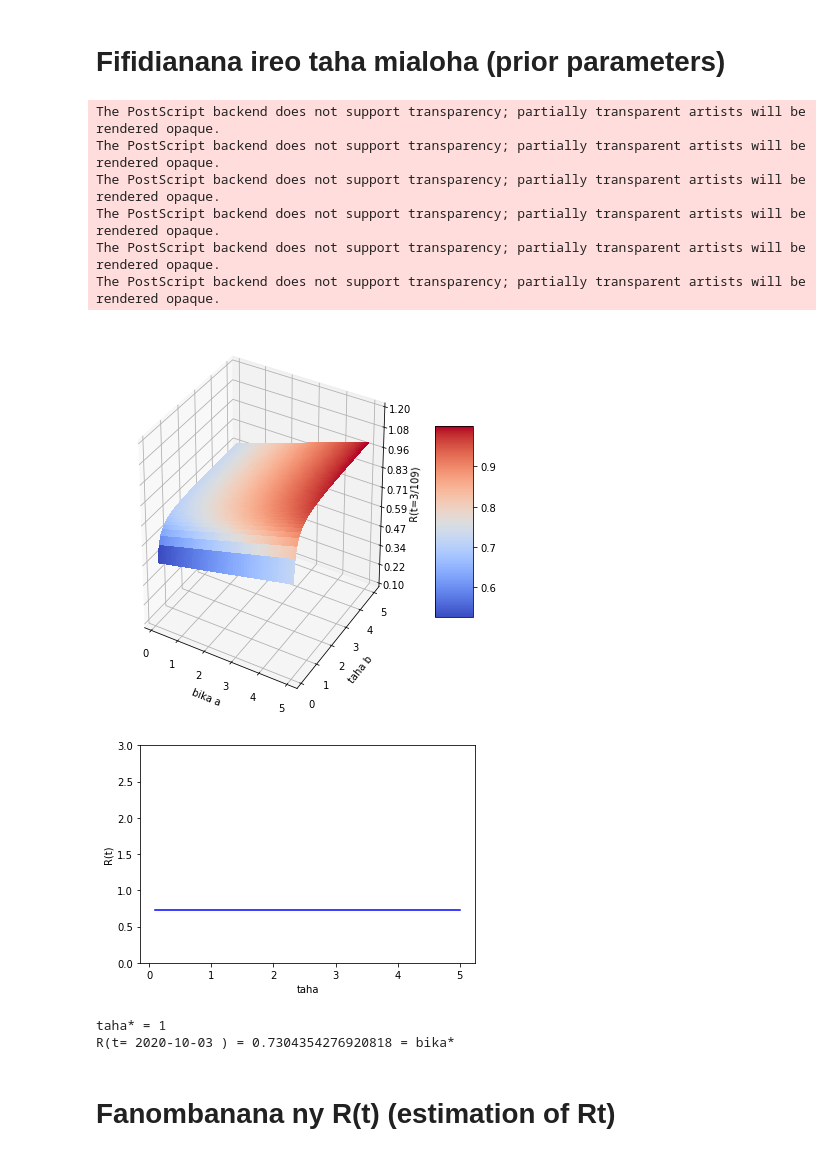
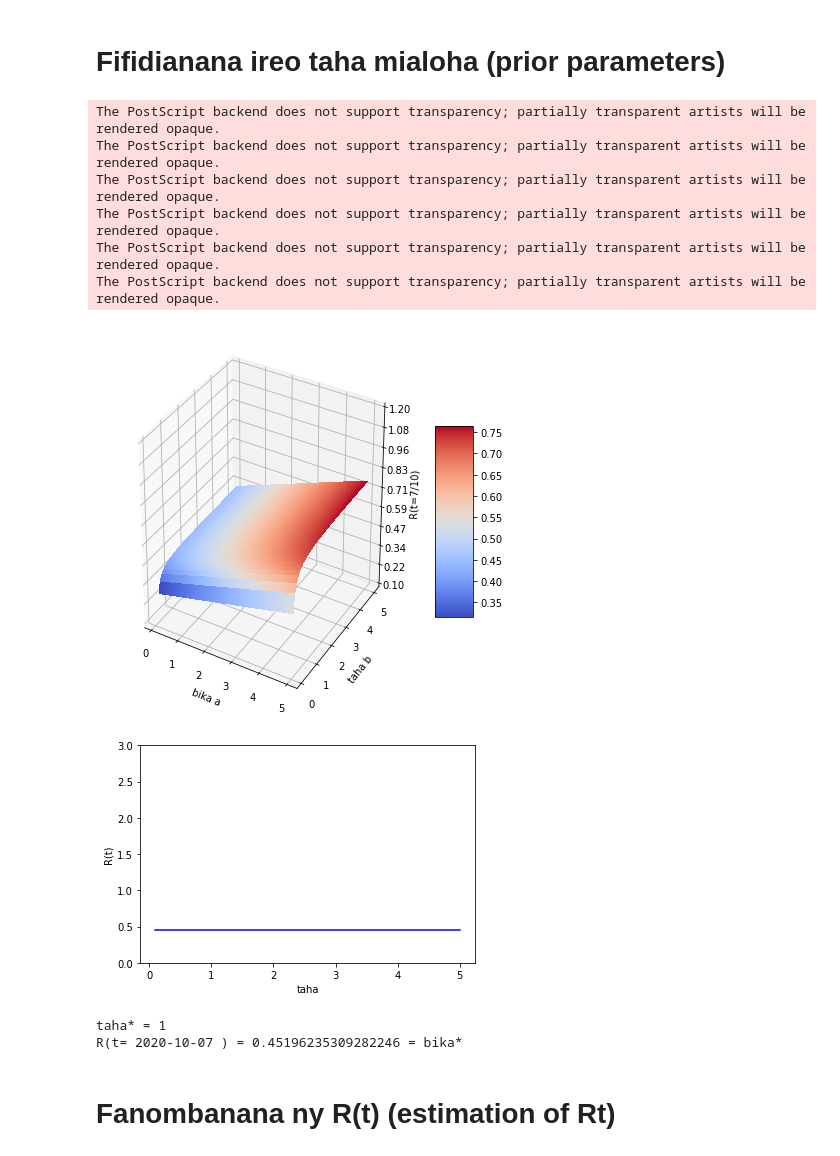
Before and after one commit to tabilaocov/ady_cov, a Jupyter notebook: scr/modely_RP/R_diana.ipynb, the cells around one changed output. Cells and saved outputs as stored; diff of their text form; code cells hidden in the pictures.

```diff
--- a/scr/modely_RP/R_diana.ipynb
+++ b/scr/modely_RP/R_diana.ipynb
@@ -156,8 +156,8 @@ Ivaodian = tilyvoadian['Voatomb']
 
 dIvao = pd.DataFrame(data =Ivaodian)
 
-daty_data_manom = datetime.date(2020,9,3)
-daty_data_mifar = datetime.date(2020,10,3)
+daty_data_manom = datetime.date(2020,9,7)
+daty_data_mifar = datetime.date(2020,10,7)
 
 datyt = daty_data_mifar
 
@@ -276,36 +276,36 @@ ax = fig.gca(projection='3d')
 # Make data.
 X = np.linspace(0.1,5,100)
 Y = np.linspace(0.1,5,100)
 X, Y = np.meshgrid(X, Y)
 Z = func_sh(datyab)(X)*func_sc(datyab)(Y)
 W = X*Y
 # Plot the surface.
 surf = ax.plot_surface(X, Y, Z, cmap=cm.coolwarm,
                        linewidth=0, antialiased=False)
 #surf = ax.plot_surface(X, Y, W, cmap=cm.coolwarm,
  #                      linewidth=0, antialiased=False)
 
 # Customize the z axis.
 ax.set_zlim(0.1, 1.2)
 ax.zaxis.set_major_locator(LinearLocator(10))
 ax.zaxis.set_major_formatter(FormatStrFormatter('%.02f'))
 
-ax.set(xlabel ='bika a', ylabel = "taha b", zlabel = 'R(t=3/109)')
+ax.set(xlabel ='bika a', ylabel = "taha b", zlabel = 'R(t=7/10)')
 
 # Add a color bar which maps values to colors.
 fig.colorbar(surf, shrink=0.5, aspect=5)
 
-plt.savefig(path_to_save+'Rt310_dian.eps')
+plt.savefig(path_to_save+'Rt710_dian.eps')
 
 plt.show()
 # %% [output]
 The PostScript backend does not support transparency; partially transparent artists will be rendered opaque.
 The PostScript backend does not support transparency; partially transparent artists will be rendered opaque.
 The PostScript backend does not support transparency; partially transparent artists will be rendered opaque.
 The PostScript backend does not support transparency; partially transparent artists will be rendered opaque.
 The PostScript backend does not support transparency; partially transparent artists will be rendered opaque.
 The PostScript backend does not support transparency; partially transparent artists will be rendered opaque.
-[figure, old version]
+[figure, new version]
 # %%
 # R(t) when equality between the prior and the posterior
 
@@ -328,9 +328,9 @@ plt.show()
 print('taha* = 1')
 print('R(t=',datyab,') =', funcsh_inv(datyab)(1/func_sc(datyab)(1)), '= bika*')
 # %% [output]
-[figure, old version]
+[figure, new version]
 taha* = 1
-R(t= 2020-10-03 ) = 0.7304354276920818 = bika*
+R(t= 2020-10-07 ) = 0.45196235309282246 = bika*
 # %% [markdown]
 # Fanombanana ny R(t) (estimation of Rt)
 # %% [markdown]
```
Also changed, not shown: parts of 11 cells of this notebook.
